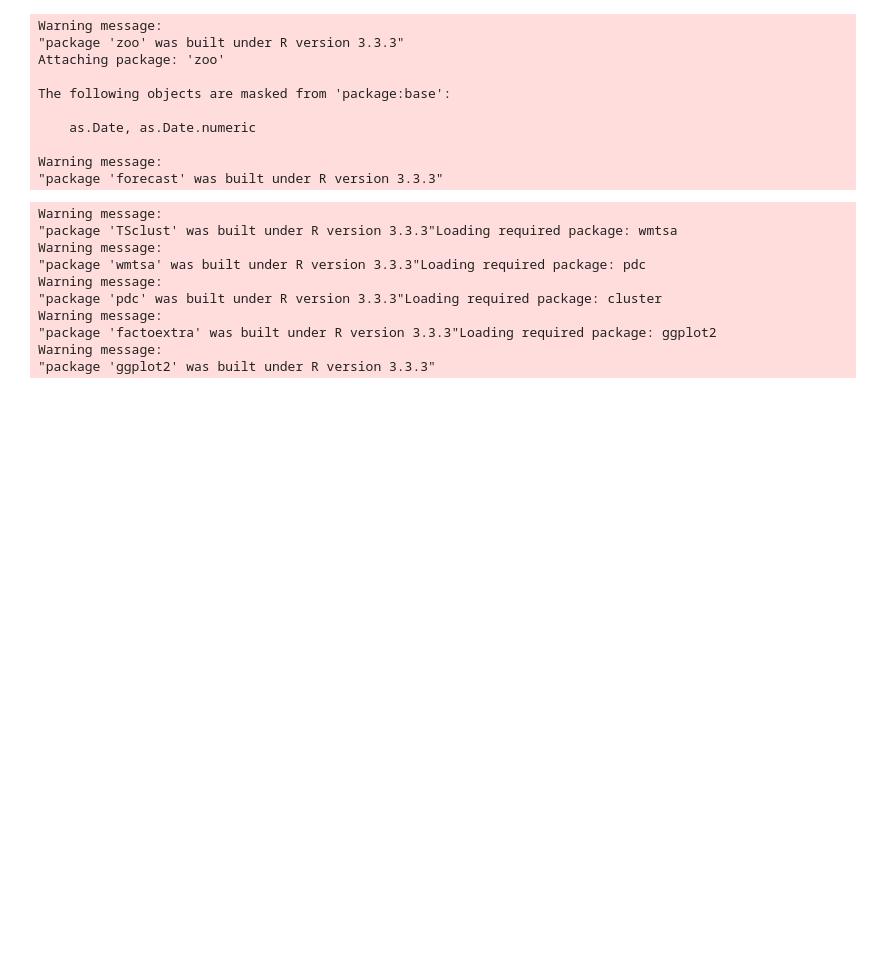
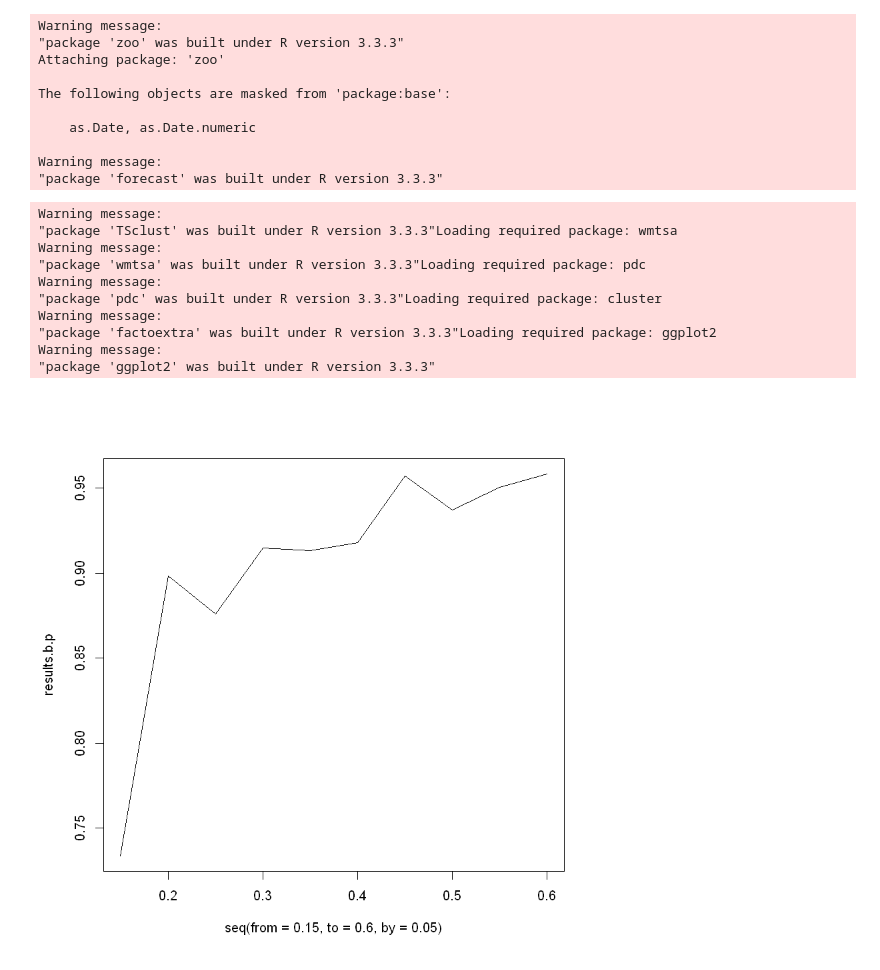
Before and after one commit to tj2huang/nyu-research, a Jupyter notebook: notebooks/bootstrap/generate-samples.ipynb, the cells around one changed output. Saved outputs shown, nothing was run; the diff lists cells and outputs as text; code cells hidden in the pictures; blank space fills up the shorter version.

Commit message:
dendrogram correlation sensitivity analysis

```diff
--- a/notebooks/bootstrap/generate-samples.ipynb
+++ b/notebooks/bootstrap/generate-samples.ipynb
@@ -24,6 +47,3 @@ boot <- function(ts){
     }
     new_ts
     }
-# %%
-boot.j <- boot(ts.j)
-boot.s <- boot(ts.s)
@@ -76,11 +76,10 @@ Warning message:
 "package 'ggplot2' was built under R version 3.3.3"
 # %%
 
-preprocessing <- function(ts, thres=5000){
+preprocessing <- function(ts, thres=1000){
     df = time_index(data.frame(ts[,1:3]))
     df_total = time_index(data.frame(ts[,c(1,2,4)]))
     missing = df_total[, "tweets"] < thres
-    print(which(missing))
     df_total[missing, "tweets"] <- NA
     df[missing, ] <- NA
     df_total = na.locf(df_total[, "tweets"])
@@ -137 +134,40 @@ generate_plots <- function(boot.j, boot.s, simnum){
 }
+# %%
+n = 10
+results.b.p <- numeric(10)
+results.b.e <- numeric(10)
+results.c.p <- numeric(10)
+results.c.e <- numeric(10)
+for (i in 1:10){
+    p <- 0.1 + 0.05*i
+    cor.b.phase <- c()
+    cor.b.euc <- c()
+    cor.c.phase <- c()
+    cor.c.euc <- c()
+    for (samp in 1:n)
+    {
+        boot.j <- boot(ts.j, perc=p)
+        boot.s <- boot(ts.s, perc=p)
+        x1 <- generate_plots(boot.j, boot.s, simnum=0)
+
+        boot.j <- boot(ts.j, perc=p)
+        boot.s <- boot(ts.s, perc=p)
+        x2 <- generate_plots(boot.j, boot.s, simnum=0)
+        phase.dl <- dendlist(x1[[1]], x2[[1]])
+        euc.dl <- dendlist(x1[[2]], x2[[2]])
+        cor.b.phase <- c(cor.b.phase, cor.dendlist(phase.dl, method='baker'))
+        cor.c.phase <- c(cor.c.phase, cor.dendlist(phase.dl, method='cophenetic'))
+        cor.b.euc <- c(cor.b.euc, cor.dendlist(euc.dl, method='baker'))
+        cor.c.euc <- c(cor.c.euc, cor.dendlist(euc.dl, method='cophenetic'))
+
+    }
+    results.b.p[i] <- mean(cor.b.phase)
+    results.b.e[i] <- mean(cor.b.euc)
+    results.c.p[i] <- mean(cor.c.phase)
+    results.c.e[i] <- mean(cor.c.euc)
+}
+# %%
+# Baker Correlation, Phase dendrogram
+plot(seq(from=0.15, to= 0.6, by=0.05), results.b.p, type='l')
+# %% [output]
+[figure, added]
```
Also changed, not shown: parts of 14 cells of this notebook.
